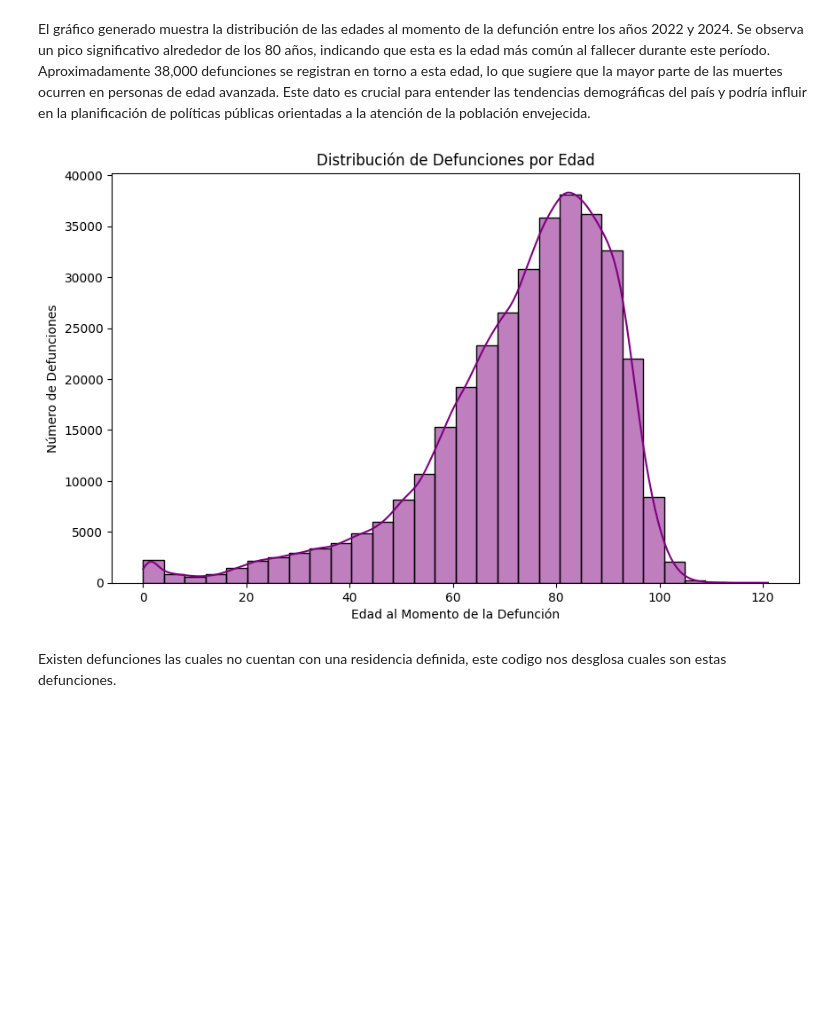
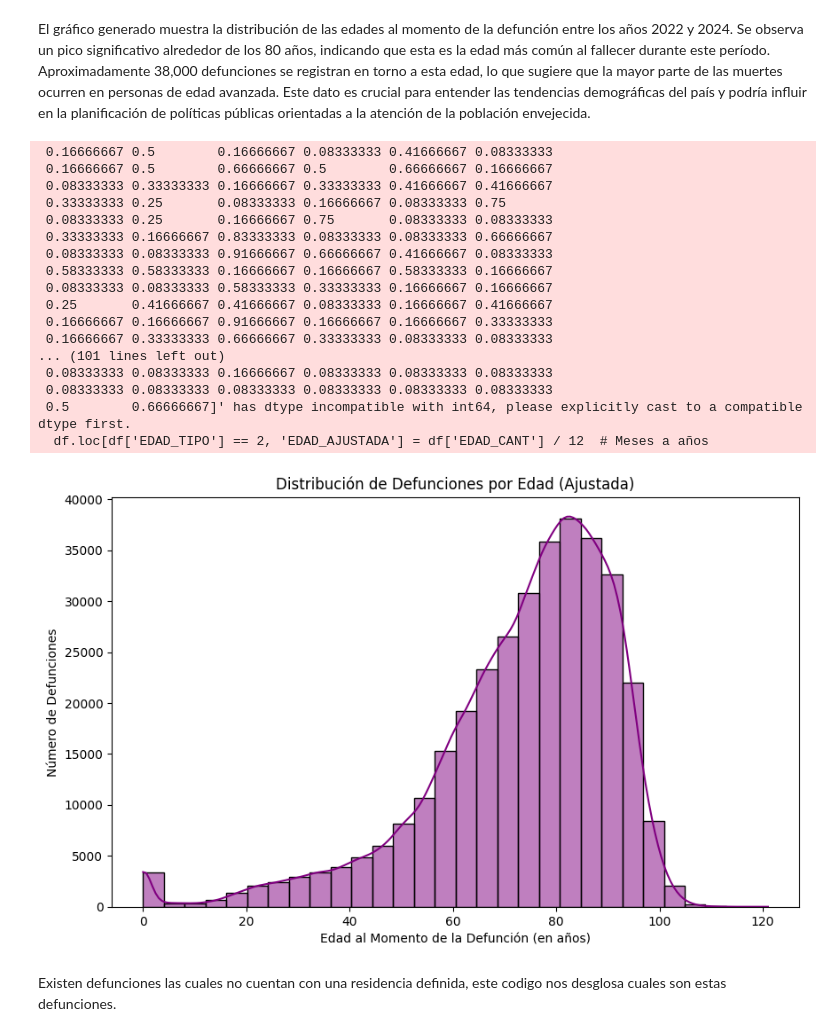
Before and after one commit to TitoD01/DefuncionesKedro, a Jupyter notebook: defuncioneskedro/notebooks/Copia_de_PROYECTO_DEFUNCIONES.ipynb, the cells around one changed output. Cells and saved outputs as stored; diff of their text form; code cells hidden in the pictures; blank space fills up the shorter version.

```diff
--- a/defuncioneskedro/notebooks/Copia_de_PROYECTO_DEFUNCIONES.ipynb
+++ b/defuncioneskedro/notebooks/Copia_de_PROYECTO_DEFUNCIONES.ipynb
@@ -209,14 +209,40 @@ plt.show()
 # %% [markdown]
 El gráfico generado muestra la distribución de las edades al momento de la defunción entre los años 2022 y 2024. Se observa un pico significativo alrededor de los 80 años, indicando que esta es la edad más común al fallecer durante este período. Aproximadamente 38,000 defunciones se registran en torno a esta edad, lo que sugiere que la mayor parte de las muertes ocurren en personas de edad avanzada. Este dato es crucial para entender las tendencias demográficas del país y podría influir en la planificación de políticas públicas orientadas a la atención de la población envejecida.
 # %%
+df['EDAD_AJUSTADA'] = df['EDAD_CANT'].copy()
+
+# Convertir las edades a años según el valor de EDAD_TIPO
+df.loc[df['EDAD_TIPO'] == 2, 'EDAD_AJUSTADA'] = df['EDAD_CANT'] / 12  # Meses a años
+df.loc[df['EDAD_TIPO'] == 3, 'EDAD_AJUSTADA'] = df['EDAD_CANT'] / 365  # Días a años
+df.loc[df['EDAD_TIPO'] == 4, 'EDAD_AJUSTADA'] = df['EDAD_CANT'] / (365 * 24)  # Horas a años
+df.loc[df['EDAD_TIPO'] == 0, 'EDAD_AJUSTADA'] = None  # Ignorar
+
+# Graficar la distribución de defunciones por edad ajustada
 plt.figure(figsize=(10, 6))
-sb.histplot(df['EDAD_CANT'], bins=30, kde=True, color='purple')
-plt.xlabel('Edad al Momento de la Defunción')
+sb.histplot(df['EDAD_AJUSTADA'].dropna(), bins=30, kde=True, color='purple')
+plt.xlabel('Edad al Momento de la Defunción (en años)')
 plt.ylabel('Número de Defunciones')
-plt.title('Distribución de Defunciones por Edad')
+plt.title('Distribución de Defunciones por Edad (Ajustada)')
 plt.show()
 # %% [output]
+ 0.16666667 0.5        0.16666667 0.08333333 0.41666667 0.08333333
+ 0.16666667 0.5        0.66666667 0.5        0.66666667 0.16666667
+ 0.08333333 0.33333333 0.16666667 0.33333333 0.41666667 0.41666667
+ 0.33333333 0.25       0.08333333 0.16666667 0.08333333 0.75
+ 0.08333333 0.25       0.16666667 0.75       0.08333333 0.08333333
+ 0.33333333 0.16666667 0.83333333 0.08333333 0.08333333 0.66666667
+ 0.08333333 0.08333333 0.91666667 0.66666667 0.41666667 0.08333333
+ 0.58333333 0.58333333 0.16666667 0.16666667 0.58333333 0.16666667
+ 0.08333333 0.08333333 0.58333333 0.33333333 0.16666667 0.16666667
+ 0.25       0.41666667 0.41666667 0.08333333 0.16666667 0.41666667
+ 0.16666667 0.16666667 0.91666667 0.16666667 0.16666667 0.33333333
+ 0.16666667 0.33333333 0.66666667 0.33333333 0.08333333 0.08333333
+... (101 lines left out)
+ 0.08333333 0.08333333 0.16666667 0.08333333 0.08333333 0.08333333
+ 0.08333333 0.08333333 0.08333333 0.08333333 0.08333333 0.08333333
+ 0.5        0.66666667]' has dtype incompatible with int64, please explicitly cast to a compatible dtype first.
+  df.loc[df['EDAD_TIPO'] == 2, 'EDAD_AJUSTADA'] = df['EDAD_CANT'] / 12  # Meses a años
-[figure, old version]
+[figure, new version]
 # %% [markdown]
 Existen defunciones las cuales no cuentan con una residencia definida, este codigo nos desglosa cuales son estas defunciones.
 # %%
```
Also changed, not shown: parts of 1 cell of this notebook.
